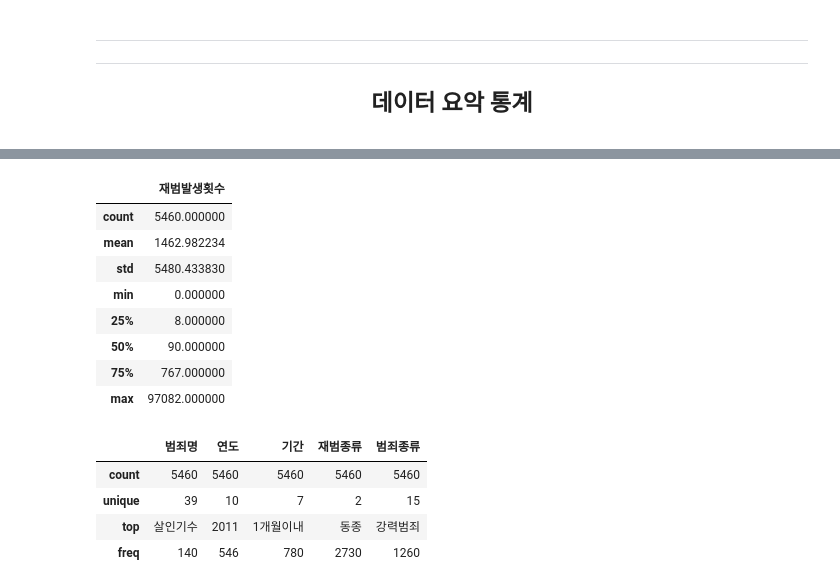
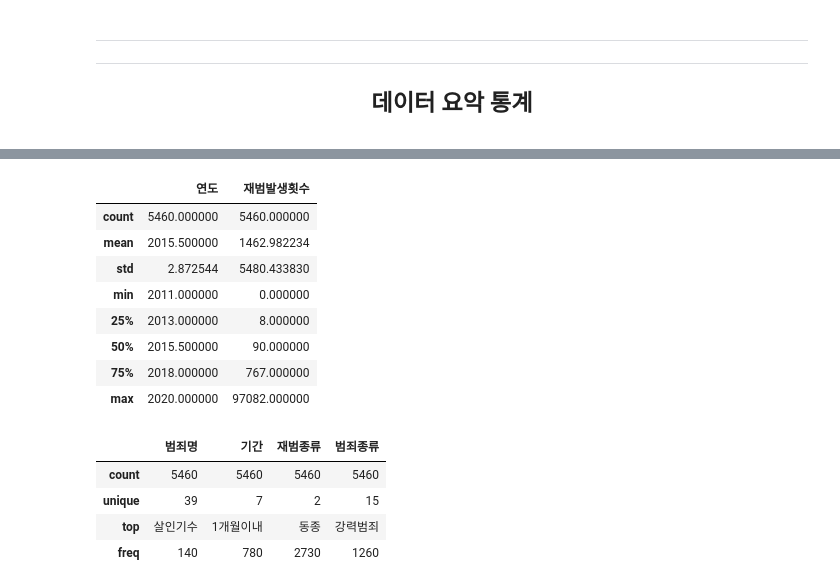
Before and after one commit to yeommss/Mini-Project, a Jupyter notebook: 4주차/0401_EDA_범죄.ipynb, the cells around one changed output, grey strips where cells are left out. Drawn from its saved outputs; the diff is of its cells as text; code cells hidden in the pictures.

```diff
--- a/4주차/04_EDA_범죄.ipynb
+++ b/4주차/0401_EDA_범죄.ipynb
@@ -380,0 +387,4 @@ df.shape, df2.shape
+# %%
+# 저장한 output 파일 가져오기
+dfs = [pd.read_csv(df) for df in glob('output/*')]
+dfs[0].head()
@@ -381,2 +398,6 @@ df.shape, df2.shape
+# %%
+# 재범종류, 검거기간
+repeat = dfs[0]
+arrest = dfs[1]
 # %%
 # 요약 확인
@@ -398,22 +434,22 @@ memory usage: 256.1+ KB
 # %%
 # 수치형 통계
-df.describe()
+repeat.describe()
 # %% [output]
-|  | 재범발생횟수 |
-| count | 5460.000000 |
-| mean | 1462.982234 |
-| std | 5480.433830 |
-| min | 0.000000 |
-| 25% | 8.000000 |
-| 50% | 90.000000 |
-| 75% | 767.000000 |
-| max | 97082.000000 |
+|  | 연도 | 재범발생횟수 |
+| count | 5460.000000 | 5460.000000 |
+| mean | 2015.500000 | 1462.982234 |
+| std | 2.872544 | 5480.433830 |
+| min | 2011.000000 | 0.000000 |
+| 25% | 2013.000000 | 8.000000 |
+| 50% | 2015.500000 | 90.000000 |
+| 75% | 2018.000000 | 767.000000 |
+| max | 2020.000000 | 97082.000000 |
 # %%
 # 범주형 통계
-df.describe(include='object')
+repeat.describe(include='object')
 # %% [output]
-|  | 범죄명 | 연도 | 기간 | 재범종류 | 범죄종류 |
-| count | 5460 | 5460 | 5460 | 5460 | 5460 |
-| unique | 39 | 10 | 7 | 2 | 15 |
-| top | 살인기수 | 2011 | 1개월이내 | 동종 | 강력범죄 |
-| freq | 140 | 546 | 780 | 2730 | 1260 |
+|  | 범죄명 | 기간 | 재범종류 | 범죄종류 |
+| count | 5460 | 5460 | 5460 | 5460 |
+| unique | 39 | 7 | 2 | 15 |
+| top | 살인기수 | 1개월이내 | 동종 | 강력범죄 |
+| freq | 140 | 780 | 2730 | 1260 |
```
Also changed, not shown: parts of 7 cells of this notebook, 7 other files.
